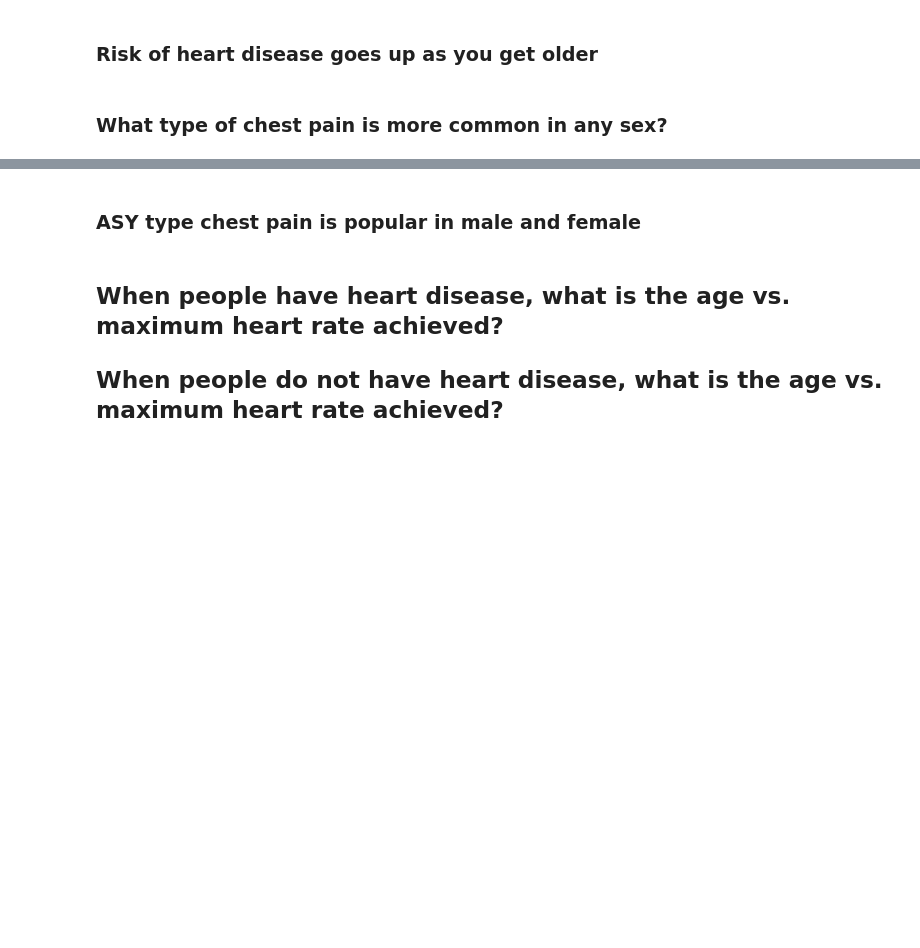
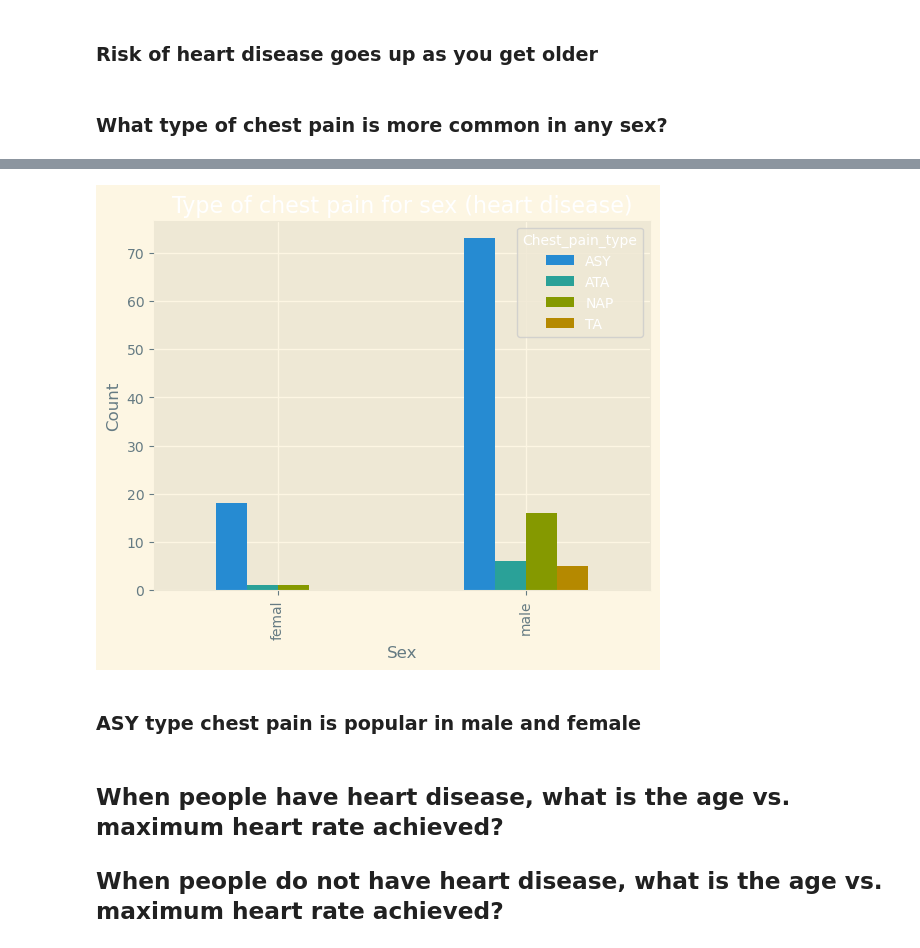
Before and after one commit to Tuwaiq-Data-Science-Bootcamp-V2/Bootcamp-Project-2, a Jupyter notebook: Project2.ipynb, the cells around one changed output, grey strips where cells are left out. Cells and saved outputs as stored; diff of their text form; code cells hidden in the pictures; blank space fills up the shorter version.

```diff
--- a/Project2.ipynb
+++ b/Project2.ipynb
@@ -174,8 +199,10 @@ pd.crosstab(Data.Sex[Data.Heart_disease=='Heart Disease'], Data.Chest_pain_type[
 # %%
 pd.crosstab(Data.Sex[Data.Heart_disease=='Heart Disease'], Data.Chest_pain_type[Data.Heart_disease=='Heart Disease']).plot(kind = 'bar')
-plt.title('Type of chest pain for sex')
+plt.title('Type of chest pain for sex (heart disease)')
 plt.xlabel('Sex');
 plt.ylabel('Count');
+# %% [output]
+[figure, added]
 # %% [markdown]
 ### ASY type chest pain is popular in male and female
 # %% [markdown]
```
Also changed, not shown: parts of 24 cells of this notebook.
